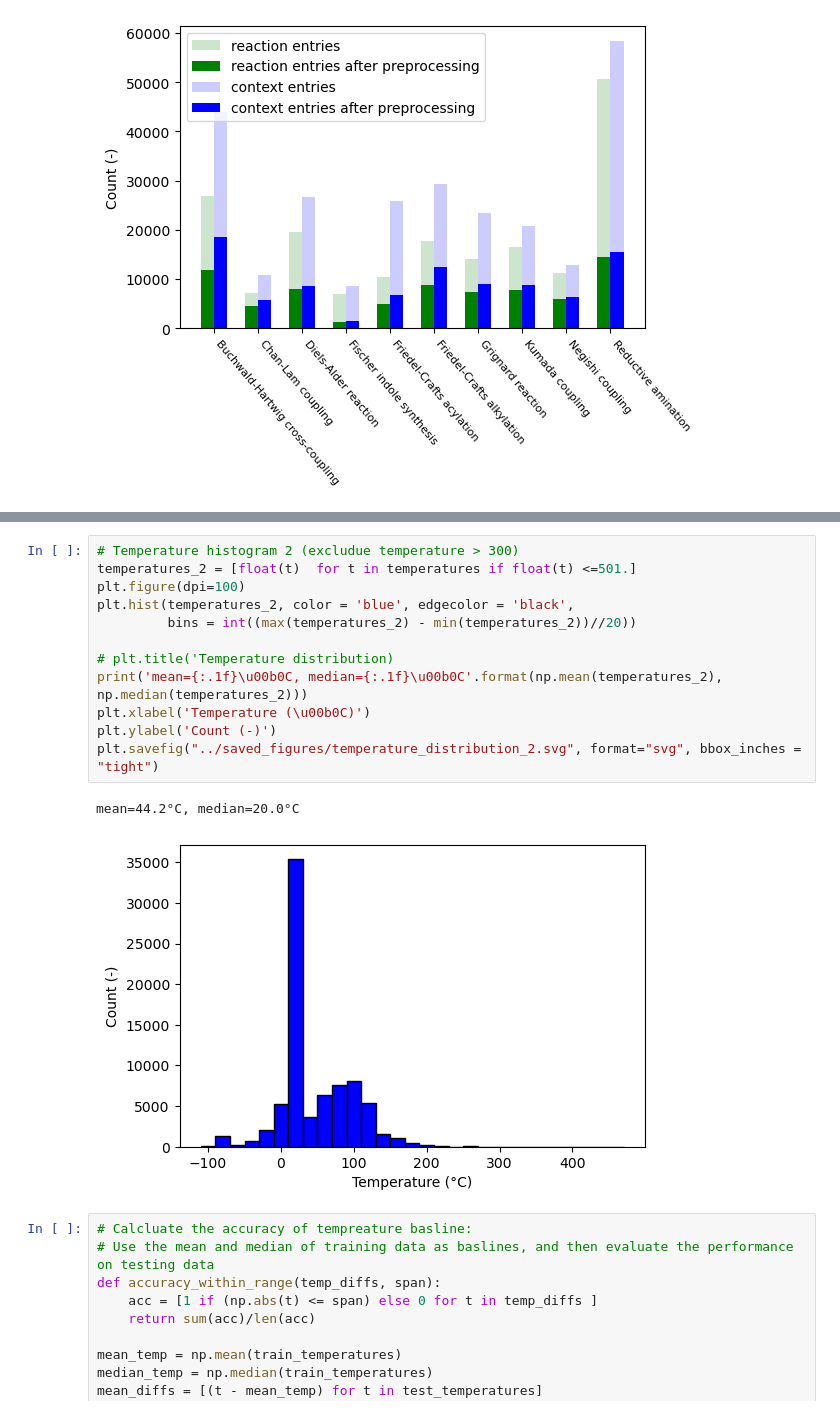
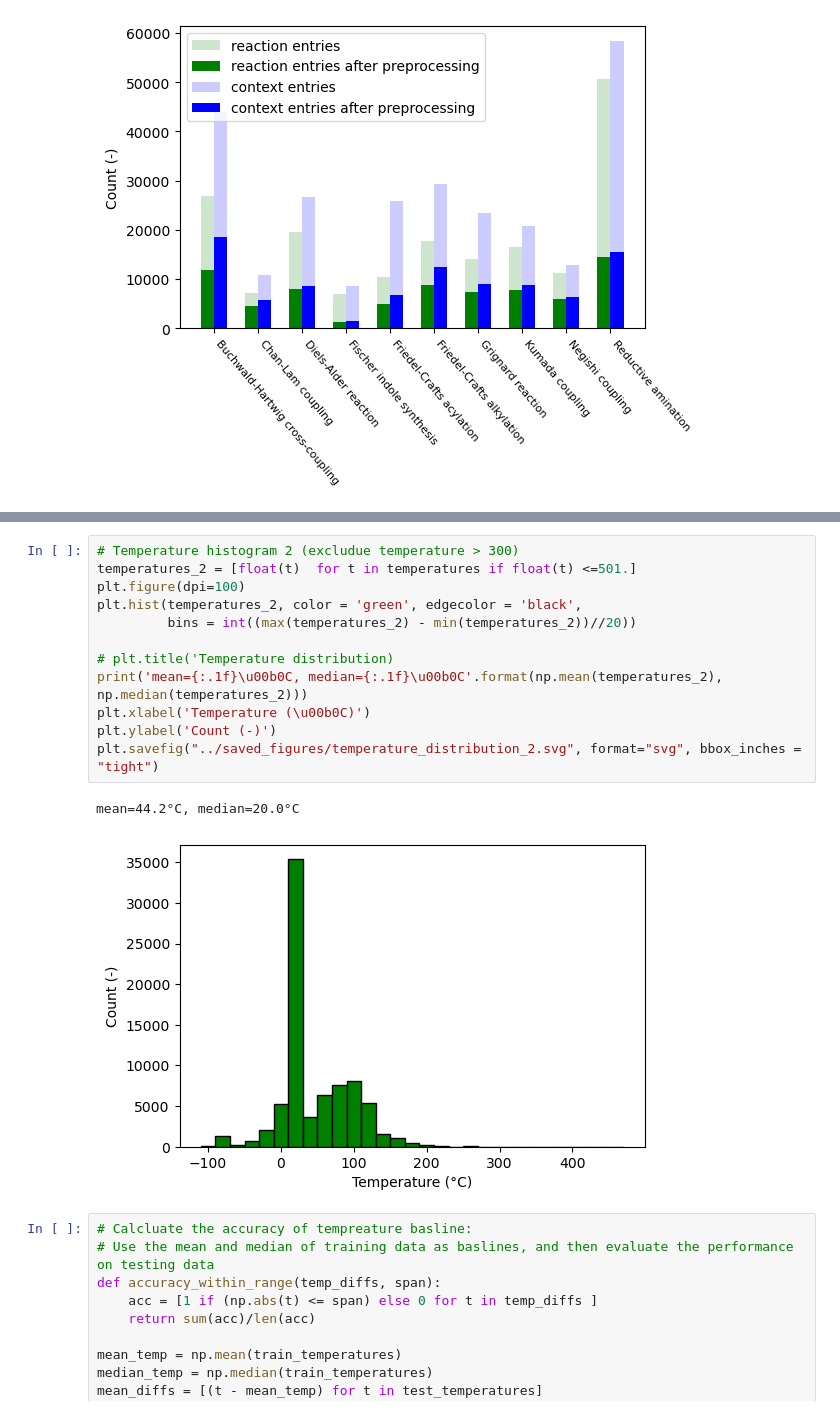
Before and after one commit to Lung-Yi/rxn_yield_context, a Jupyter notebook: analyze_data/data_distribution.ipynb, the cells around one changed output, grey strips where cells are left out. Cells and saved outputs as stored; diff of their text form.

```diff
--- a/analyze_data/data_distribution.ipynb
+++ b/analyze_data/data_distribution.ipynb
@@ -344,18 +344,18 @@ mean=44.5°C, median=20.0°C
 # %%
 # Temperature histogram 2 (excludue temperature > 300)
 temperatures_2 = [float(t)  for t in temperatures if float(t) <=501.]
 plt.figure(dpi=100)
-plt.hist(temperatures_2, color = 'blue', edgecolor = 'black',
+plt.hist(temperatures_2, color = 'green', edgecolor = 'black',
          bins = int((max(temperatures_2) - min(temperatures_2))//20))
 
 # plt.title('Temperature distribution)
 print('mean={:.1f}\u00b0C, median={:.1f}\u00b0C'.format(np.mean(temperatures_2), np.median(temperatures_2)))
 plt.xlabel('Temperature (\u00b0C)')
 plt.ylabel('Count (-)')
 plt.savefig("../saved_figures/temperature_distribution_2.svg", format="svg", bbox_inches = "tight")
 # %% [output]
 mean=44.2°C, median=20.0°C
-[figure, old version]
+[figure, new version]
 # %%
 # Calcluate the accuracy of tempreature basline:
 # Use the mean and median of training data as baslines, and then evaluate the performance on testing data
```
Also changed, not shown: parts of 2 cells of this notebook, 13 other files.
